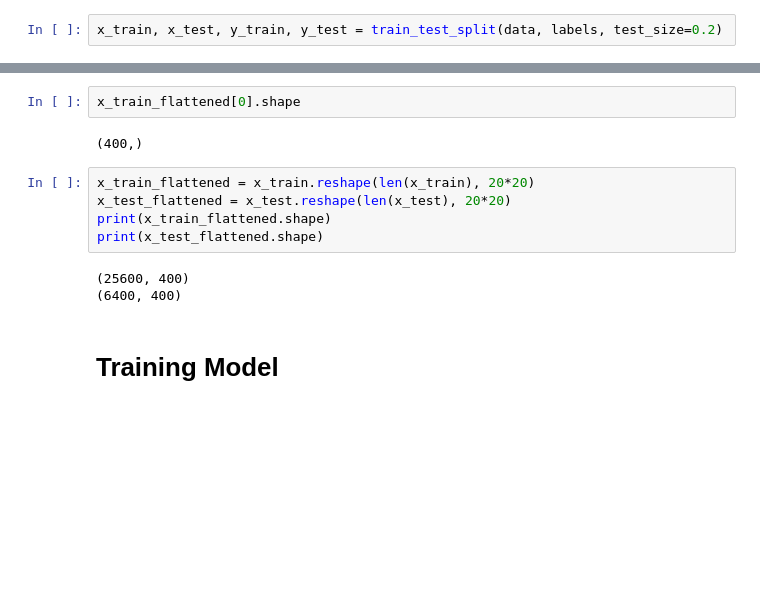
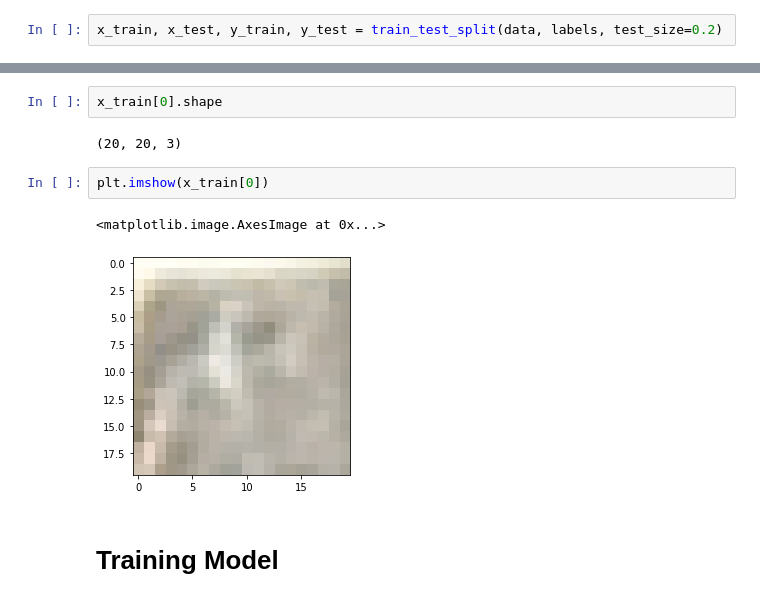
Before and after one commit to ishaan9006/Airplane-Detection, a Jupyter notebook: run.ipynb, the cells around one changed output, grey strips where cells are left out. Saved outputs shown, nothing was run; the diff lists cells and outputs as text; blank space fills up the shorter version.

```diff
--- a/run.ipynb
+++ b/run.ipynb
@@ -37,15 +37,12 @@ print(len(x_test), x_test.shape)
 # %%
-x_train_flattened[0].shape
+x_train[0].shape
 # %% [output]
-(400,)
+(20, 20, 3)
-# %%
-x_train_flattened = x_train.reshape(len(x_train), 20*20)
-x_test_flattened = x_test.reshape(len(x_test), 20*20)
-print(x_train_flattened.shape)
-print(x_test_flattened.shape)
-# %% [output]
-(25600, 400)
-(6400, 400)
+# %%
+plt.imshow(x_train[0])
+# %% [output]
+<matplotlib.image.AxesImage at 0x...>
+[figure, added]
 # %% [markdown]
 # Training Model
 # %%
```
Also changed, not shown: parts of 25 cells of this notebook.
